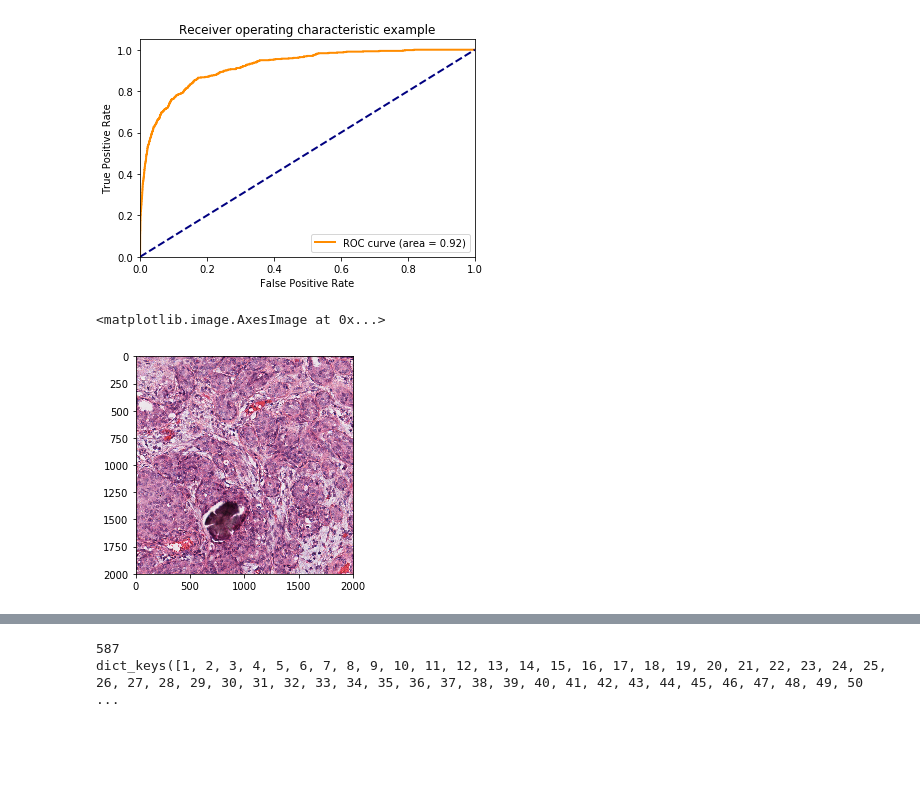
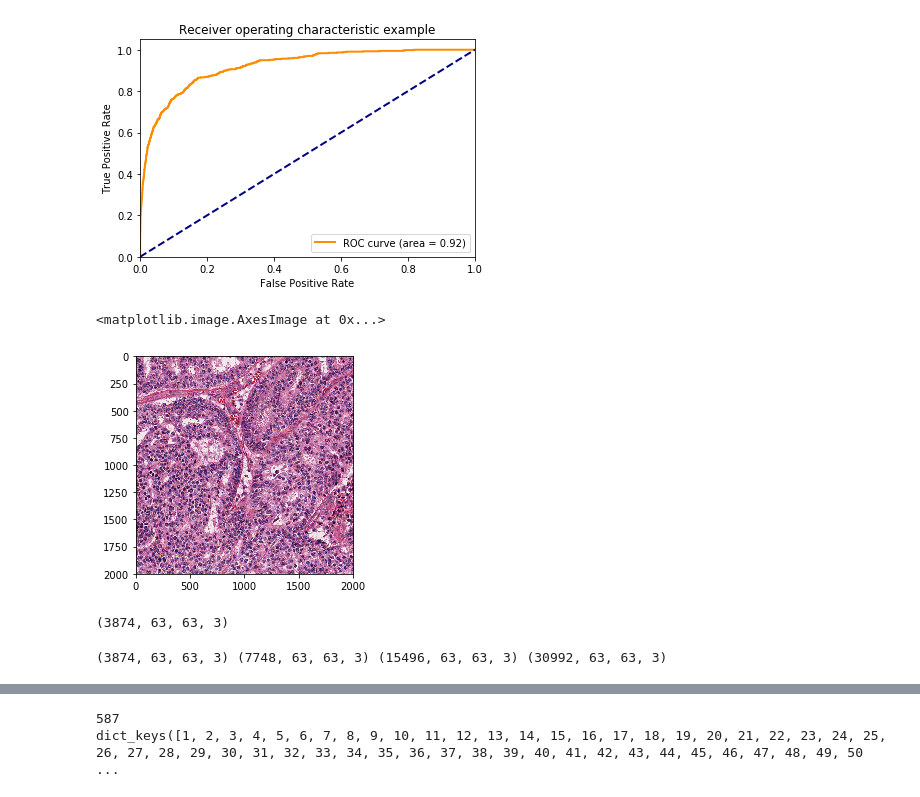
Before and after one commit to sebastianffx/stain_adversarial_learning, a Jupyter notebook: TUPAC_CNN_Train.ipynb, the cells around one changed output, grey strips where cells are left out. Saved outputs shown, nothing was run; the diff lists cells and outputs as text; code cells hidden in the pictures; blank space fills up the shorter version.

```diff
--- a/TUPAC_CNN_Train.ipynb
+++ b/TUPAC_CNN_Train.ipynb
@@ -371,9 +393,22 @@ plt.show()
 # %%
 cases_test = [13,14,15,16,17,18,19,20,21,22,23]
 #Loading one image and doing dense prediction using a sliding window:
 #ex_img = np.array(Image.open('/mnt/nas3/bigdatasets/Desuto/tupac_mitosis/mitoses_image_data_part_1/13/01.tif'))
-ex_img = load_image('/mnt/nas3/bigdatasets/Desuto/tupac_mitosis/mitoses_image_data_part_1/13/06.tif', range_min=0, range_max=1)
+ex_img = load_image('/mnt/nas3/bigdatasets/Desuto/tupac_mitosis/mitoses_image_data_part_2/15/25.tif', range_min=0, range_max=1)
 plt.imshow(ex_img)
 # %% [output]
 <matplotlib.image.AxesImage at 0x...>
-[figure, old version]
+[figure, new version]
+# %%
+np.concatenate((cur_thing,cur_thing),axis=0).shape
+# %% [output]
+(3874, 63, 63, 3)
+# %%
+#cur_thing_s = np.concatenate((cur_thing,cur_thing),axis=0)
+#cur_thing_ss = np.concatenate((cur_thing_s,cur_thing_s),axis=0)
+#cur_thing_sss = np.concatenate((cur_thing_ss,cur_thing_ss),axis=0)
+#cur_thing_ssss = np.concatenate((cur_thing_sss,cur_thing_sss),axis=0)
+limit_gpu_array = np.random.rand(14866,63,63,3)
+print(cur_thing_s.shape,cur_thing_ss.shape,cur_thing_sss.shape,cur_thing_ssss.shape)
+# %% [output]
+(3874, 63, 63, 3) (7748, 63, 63, 3) (15496, 63, 63, 3) (30992, 63, 63, 3)
```
Also changed, not shown: parts of 38 cells of this notebook.
